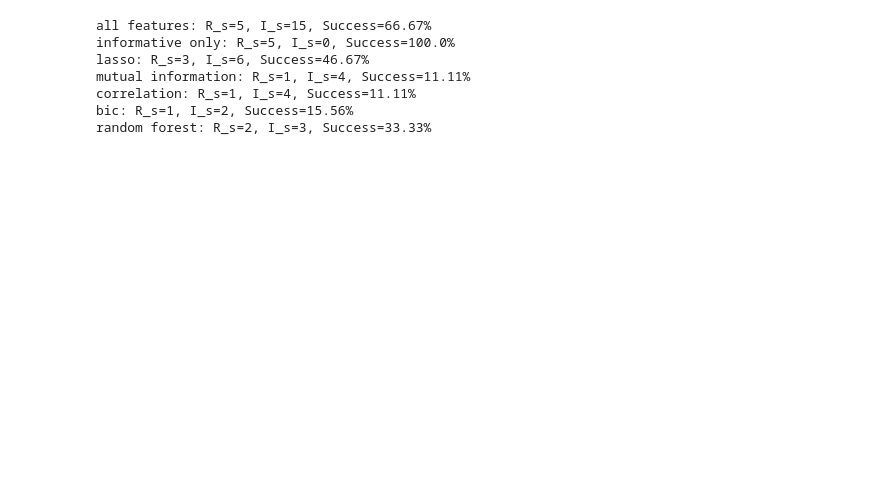
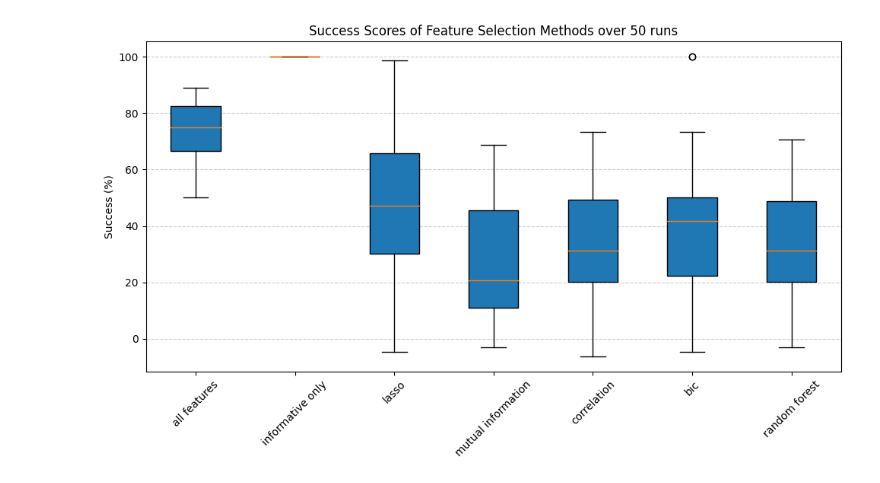
Before and after one commit to nizwant/dev_project, a Jupyter notebook: notebook/05_evaluate_methods.ipynb, the cells around one changed output. Cells and saved outputs as stored; diff of their text form; code cells hidden in the pictures; blank space fills up the shorter version.

Commit message:
feat: final plot in task 1

```diff
--- a/notebook/05_evaluate_methods.ipynb
+++ b/notebook/05_evaluate_methods.ipynb
@@ -166,9 +166,10 @@ def compute_success_scores(feature_types, selected_features):
 
     return results
 # %%
+successes = defaultdict(list)
 rng = random.Random(213)
 
-for i in range(1):
+for i in range(50):
     seed = rng.randint(1, 10000)
     X, y, feature_types = generate_dataset(
         n_samples=2000, n_features=20, random_state=seed
@@ -179,3 +180,8 @@ for i in range(1):
     )
 
     selected_features = run_selection_methods(X_train, y_train, feature_types, seed)
+
+    results = compute_success_scores(feature_types, selected_features)
+
+    for method, metrics in results.items():
+        successes[method].append(metrics["Suc"])
@@ -191,15 +188,15 @@ selected_features = run_selection_methods(X_train, y_train, feature_types, seed)
-# %%
-results = compute_success_scores(feature_types, selected_features)
-
-for method, metrics in results.items():
-    print(
-        f"{method}: R_s={metrics['R_s']}, I_s={metrics['I_s']}, Success={metrics['Suc']}%"
-    )
-# %% [output]
-all features: R_s=5, I_s=15, Success=66.67%
-informative only: R_s=5, I_s=0, Success=100.0%
-lasso: R_s=3, I_s=6, Success=46.67%
-mutual information: R_s=1, I_s=4, Success=11.11%
-correlation: R_s=1, I_s=4, Success=11.11%
-bic: R_s=1, I_s=2, Success=15.56%
-random forest: R_s=2, I_s=3, Success=33.33%
+# %%
+labels = list(successes.keys())
+data = [successes[method] for method in labels]
+
+# Create the boxplot
+plt.figure(figsize=(10, 6))
+plt.boxplot(data, labels=labels, patch_artist=True)
+plt.title("Success Scores of Feature Selection Methods over 50 runs")
+plt.ylabel("Success (%)")
+plt.xticks(rotation=45)
+plt.grid(True, axis="y", linestyle="--", alpha=0.6)
+plt.tight_layout()
+plt.show()
+# %% [output]
+[figure, added]
```
Also changed, not shown: parts of 2 cells of this notebook.
